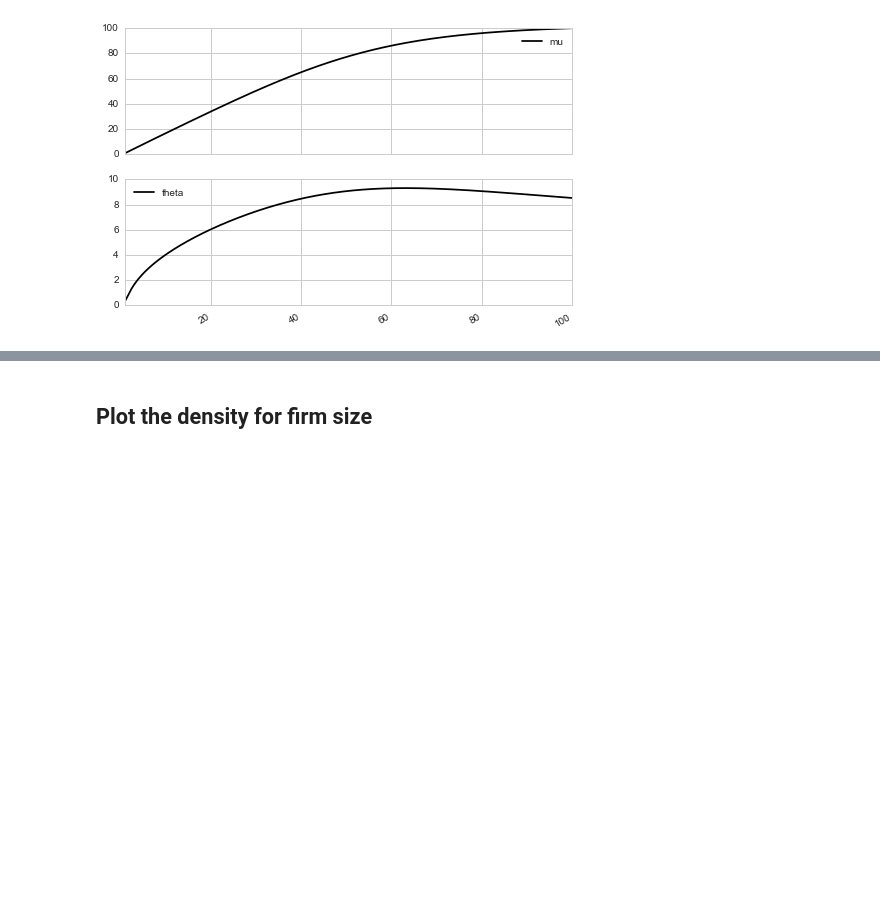
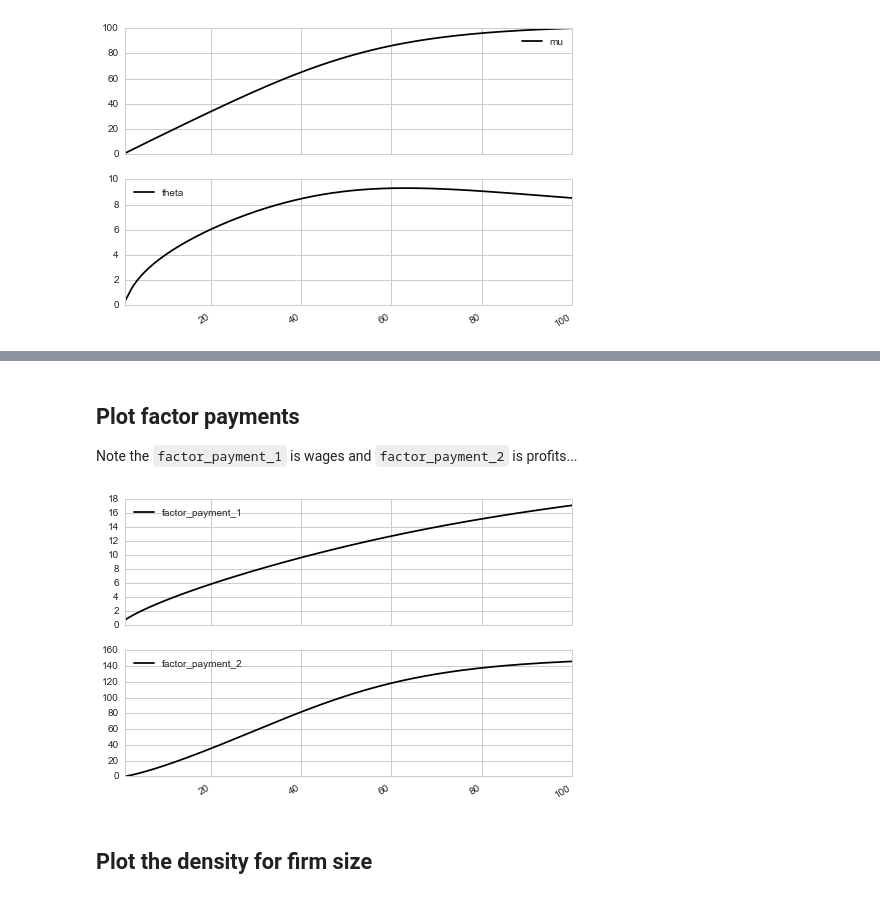
Before and after one commit to davidrpugh/assortative-matching, a Jupyter notebook: examples/positive-assortative-matching.ipynb, the cells around one changed output, grey strips where cells are left out. Cells and saved outputs as stored; diff of their text form; code cells hidden in the pictures; blank space fills up the shorter version.

Commit message:
Added some code for computing the distributions of factor payments.

```diff
--- a/examples/positive-assortative-matching.ipynb
+++ b/examples/positive-assortative-matching.ipynb
@@ -153,4 +157,12 @@ viz.solution[['Fxy', 'Fyl']].plot()
 [figure]
+# %% [markdown]
+## Plot factor payments
+Note the `factor_payment_1` is wages and `factor_payment_2` is profits...
+# %%
+viz.solution[['factor_payment_1', 'factor_payment_2']].plot(subplots=True)
+plt.show()
+# %% [output]
+[figure, added]
 # %% [markdown]
 ## Plot the density for firm size
 # %% [markdown]
```
Also changed, not shown: parts of 10 cells of this notebook.
